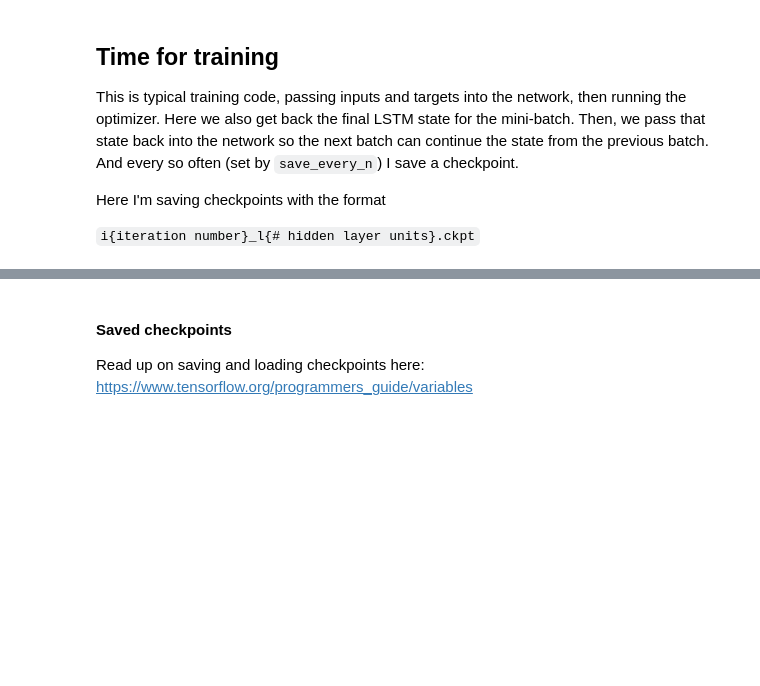
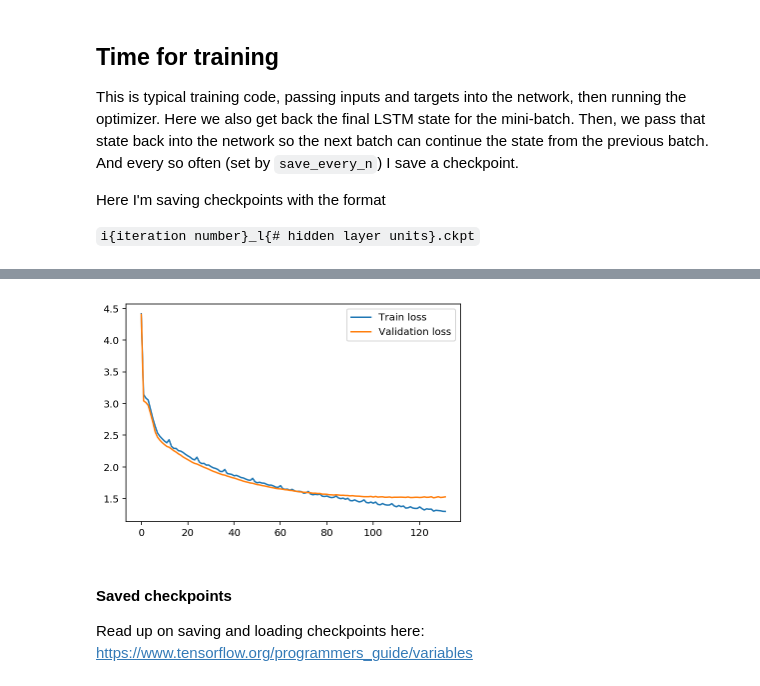
Before and after one commit to llealgt/RNN_text_generator_example, a Jupyter notebook: H.P Lovecraft and Poe text generator.ipynb, the cells around one changed output, grey strips where cells are left out. Drawn from its saved outputs; the diff is of its cells as text; code cells hidden in the pictures; blank space fills up the shorter version.

Commit message:
Trained for 650 epochs, train loss 1.29, val loss 1.52

```diff
--- a/H.P Lovecraft and Poe text generator.ipynb
+++ b/H.P Lovecraft and Poe text generator.ipynb
@@ -502,13 +513,15 @@ This is typical training code, passing inputs and targets into the network, then
 Here I'm saving checkpoints with the format
 
 `i{iteration number}_l{# hidden layer units}.ckpt`
+# %%
+losses = {"train":[],"validation":[]}
 # %%
 resume_from_checkpoint = True
 # %%
 #epochs = 1
 # Save every N iterations
 save_every_n = 500
-print_loss_every_n = 500
+print_loss_every_n = 100
 sample_every = 500
 with tf.device("/gpu:0"):
     model = CharRNN(len(vocab), batch_size=batch_size, num_steps=num_steps,
@@ -555,7 +568,10 @@ with tf.Session() as sess:
                             model.keep_prob: 1,
                             model.initial_state: new_state}
 
-                val_loss = sess.run(model.loss,feed_dict=val_dict)
+                val_loss,prediction = sess.run([model.loss,model.prediction],feed_dict=val_dict)
+
+                losses["train"].append(batch_loss)
+                losses["validation"].append(val_loss)
 
 
                 global_step = tf.train.global_step(sess,model.global_step_tensor)
@@ -594,3 +610,10 @@ Type is unsupported, or the types of the items don't match field type in Collect
+# %%
+plt.plot(losses["train"],label="Train loss")
+plt.plot(losses["validation"],label="Validation loss")
+plt.legend()
+_ = plt.ylim()
+# %% [output]
+[figure, added]
 # %% [markdown]
 #### Saved checkpoints
 
```
Also changed, not shown: parts of 10 cells of this notebook.
